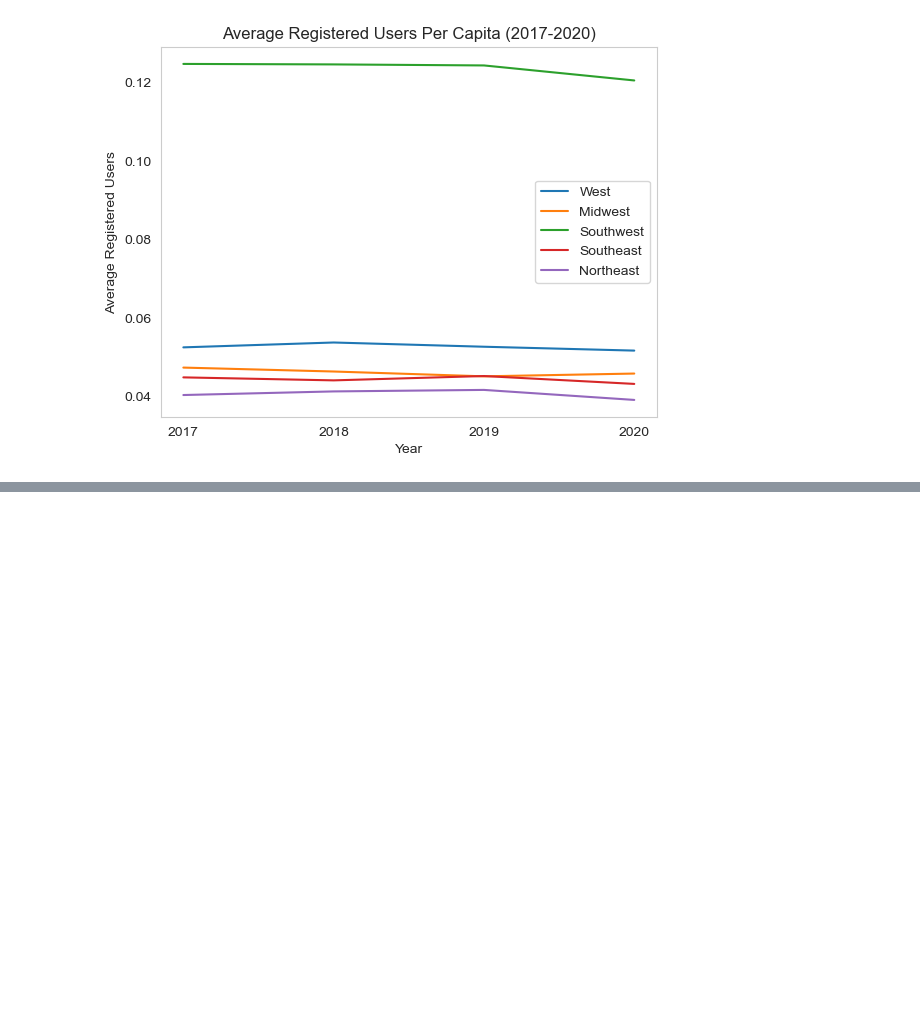
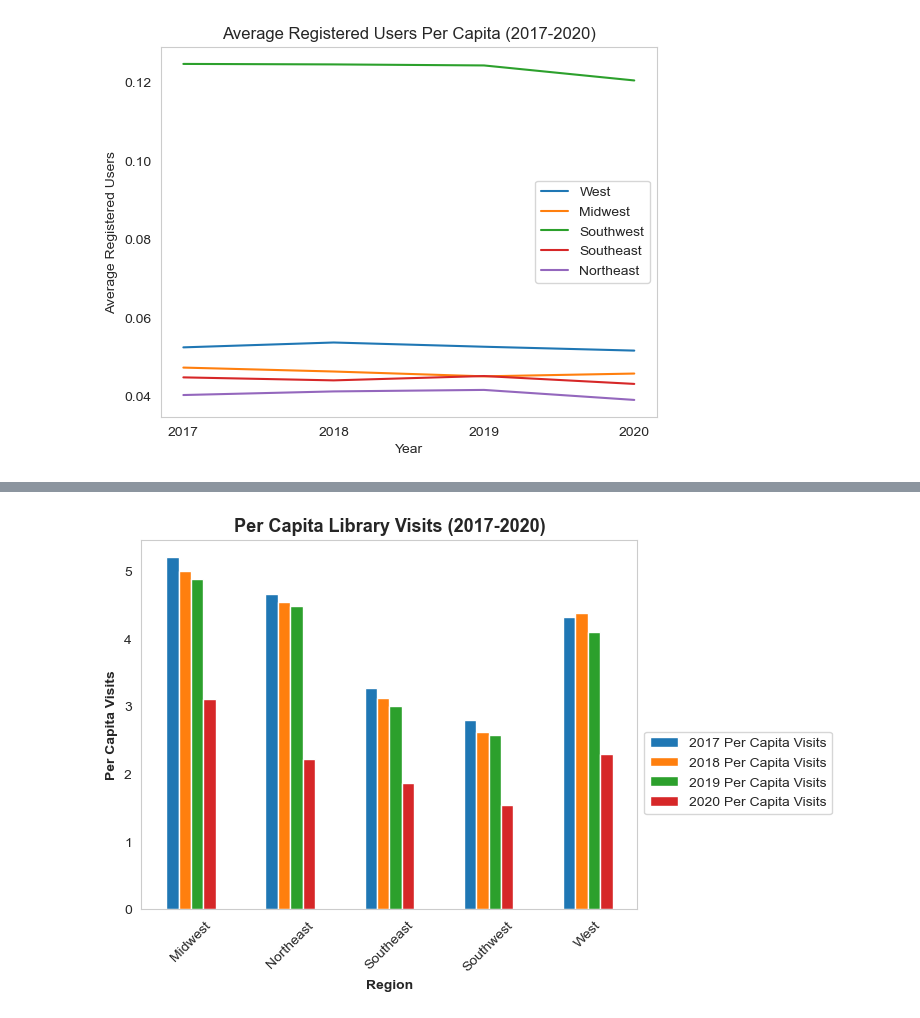
Before and after one commit to vwalden/library-eda, a Jupyter notebook: library_eda.ipynb, the cells around one changed output, grey strips where cells are left out. Saved outputs shown, nothing was run; the diff lists cells and outputs as text; code cells hidden in the pictures; blank space fills up the shorter version.

```diff
--- a/library_eda.ipynb
+++ b/library_eda.ipynb
@@ -405,3 +409,13 @@ plt.title("Average Registered Users Per Capita (2017-2020)")
 plt.show()
 # %% [output]
 [figure]
+# %%
+# Get the total visits per region
+
+per_region_visits = no_terr_df.groupby(['OBEREG']).sum()['VISITS']
+per_region_visits17 = no_terr17_df.groupby(['OBEREG']).sum()['VISITS']
+per_region_visits18 = no_terr18_df.groupby(['OBEREG']).sum()['VISITS']
+per_region_visits19 = no_terr19_df.groupby(['OBEREG']).sum()['VISITS']
+per_region_visits20 = no_terr20_df.groupby(['OBEREG']).sum()['VISITS']
+
+per_region_visits
@@ -407,0 +430,10 @@ plt.show()
+# %%
+# Calculate per capita visits
+
+percapvis = per_region_visits / region_pop
+percapvis17 = per_region_visits17 / region_pop17
+percapvis18 = per_region_visits18 / region_pop18
+percapvis19 = per_region_visits19 / region_pop19
+percapvis20 = per_region_visits20 / region_pop20
+
+percapvis
@@ -407,0 +448,9 @@ plt.show()
+# %%
+# Create a summary dataframe for per capita visits from 2017-2020
+summary_visits_df = pd.DataFrame({'Region': ['Midwest', 'Northeast', 'Southeast', 'Southwest', 'West'],
+                                   '2017 Per Capita Visits': percapvis17,
+                                   '2018 Per Capita Visits': percapvis18,
+                                   '2019 Per Capita Visits': percapvis19,
+                                   '2020 Per Capita Visits': percapvis20})
+
+summary_visits_df
@@ -407,0 +517,15 @@ plt.show()
+# %%
+# Create bar chart for visits summary table
+
+summary_visits_df.plot.bar(rot=45)
+
+# Format the chart
+plt.title("Per Capita Library Visits (2017-2020)", size=13,fontweight="bold")
+plt.xlabel("Region", fontweight="bold")
+plt.ylabel("Per Capita Visits", fontweight="bold")
+plt.legend(loc='best', bbox_to_anchor=(1.0, 0.5))
+
+# Visualize the plot
+plt.show()
+# %% [output]
+[figure, added]
```
Also changed, not shown: parts of 15 cells of this notebook.
